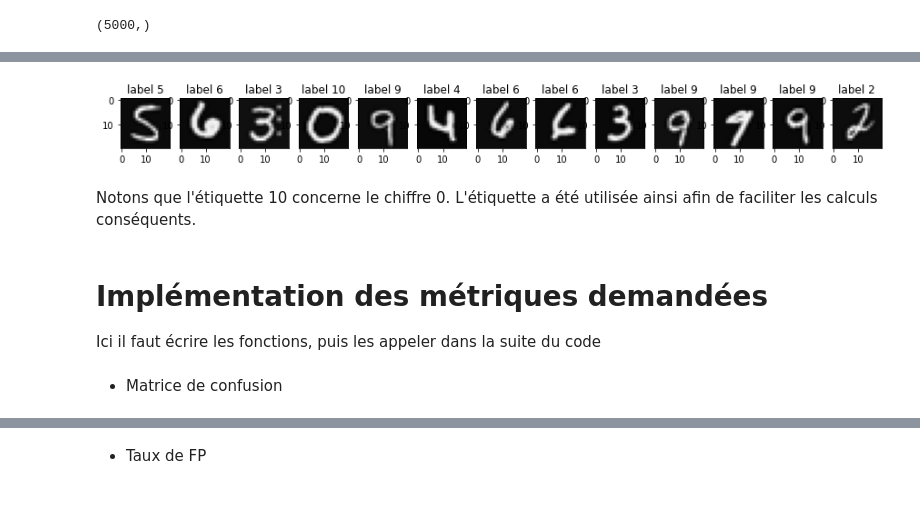
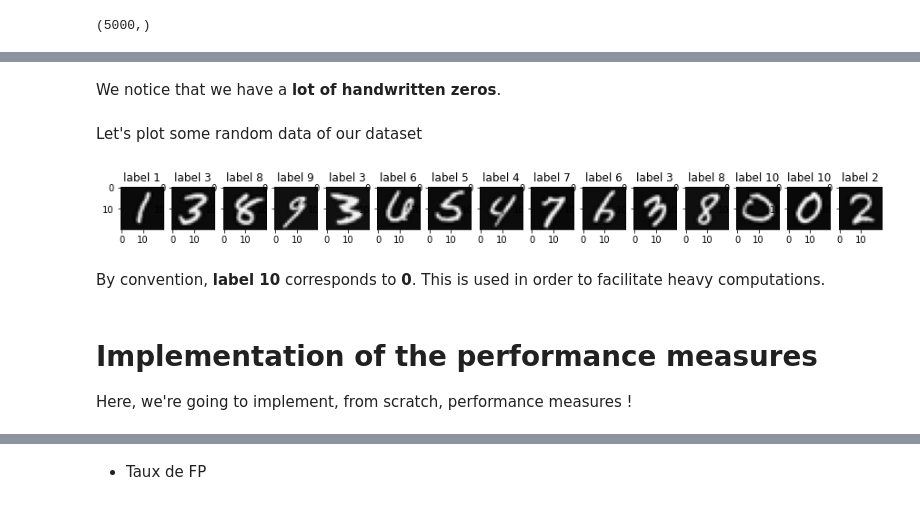
Before and after one commit to kawaremu/MLFromScratch, a Jupyter notebook: Mesures de performance.ipynb, the cells around one changed output, grey strips where cells are left out. Cells and saved outputs as stored; diff of their text form; code cells hidden in the pictures.

```diff
--- a/Mesures de performance.ipynb
+++ b/Mesures de performance.ipynb
@@ -264,18 +309,25 @@ Afficher aléatoirement quelques données de notre base
+# %% [markdown]
+We notice that we have a **lot of handwritten zeros**.
+# %% [markdown]
+Let's plot some random data of our dataset
 # %%
 plt.figure(figsize=(15,8))
-for i in range(13):
-    c = random.randint(X.shape[0])
-    a = X[c,:].reshape((20, 20))
-    a=np.transpose(a)
-    plt.subplot(1,13,i+1)
-    plt.title('label '+ str(y[c]))
-    plt.imshow(a,cmap='gray')
+
+# This number represent the number of rows from data.csv we want to display (randomly)
+nbr_queries = 15
+
+for i in range(nbr_queries):
+    #The row we're fetching is never gonna be greater than X.shape[0] = 5000
+    row = random.randint(X.shape[0])
+    digit_image = X[row,:].reshape((20, 20)).transpose()
+    plt.subplot(1,nbr_queries,i+1)
+    plt.title('label '+ str(y[row]))
+    plt.imshow(digit_image,cmap='gray')
 # %% [output]
-[figure, old version]
+[figure, new version]
-# %% [markdown]
-Notons que l'étiquette 10 concerne le chiffre 0. L'étiquette a été utilisée ainsi afin de faciliter les calculs conséquents.
-# %% [markdown]
-# Implémentation des métriques demandées
-Ici il faut écrire les fonctions, puis les appeler dans la suite du code
-# %% [markdown]
-- Matrice de confusion
+# %% [markdown]
+By convention, **label 10** corresponds to **0**. This is used in order to facilitate heavy computations.
+# %% [markdown]
+# Implementation of the performance measures
+
+Here, we're going to implement, from scratch, performance measures !
```
Also changed, not shown: parts of 18 cells of this notebook.
